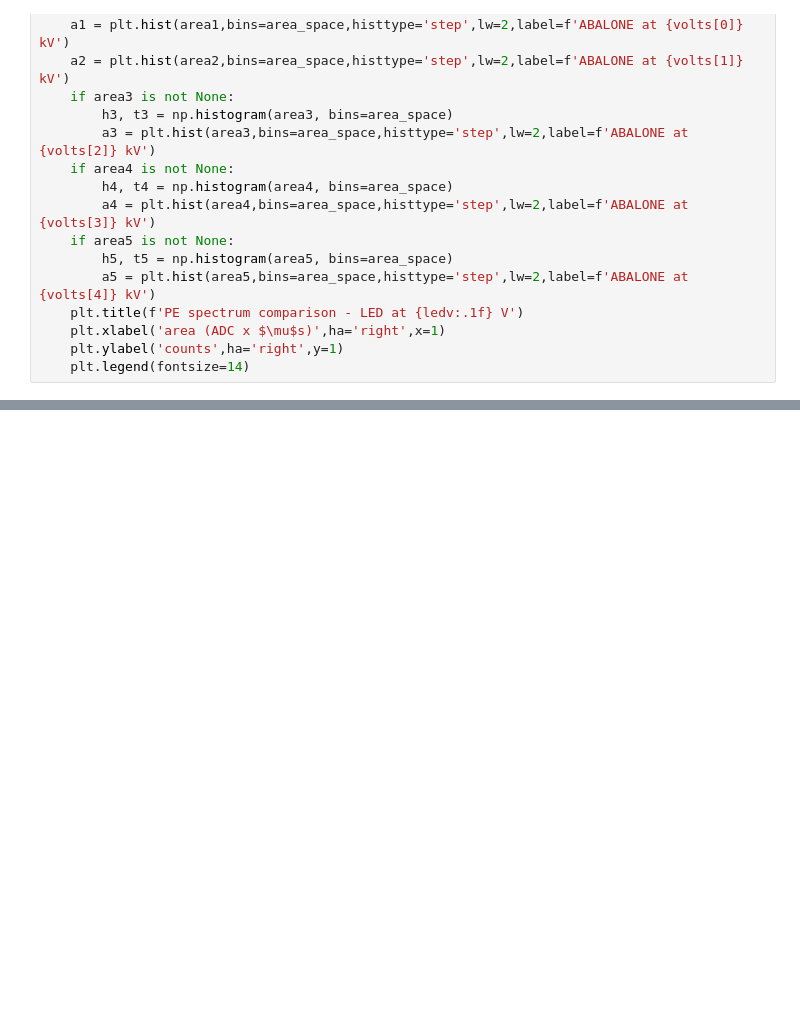
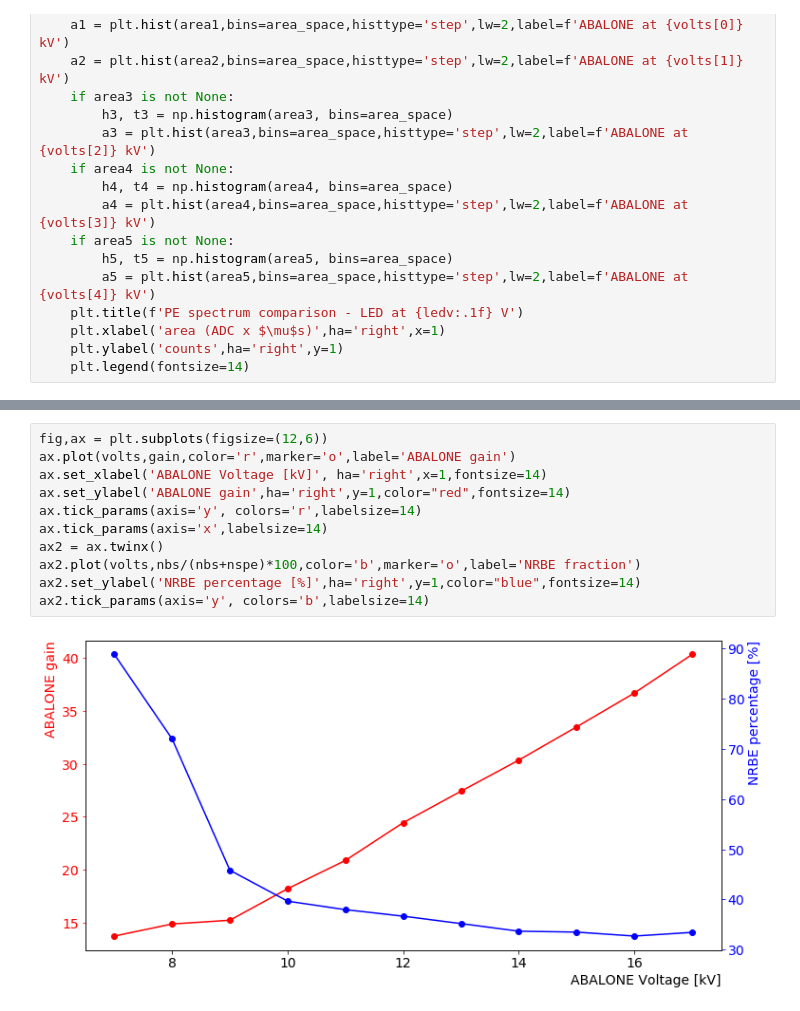
Before and after one commit to valerioda/abalone, a Jupyter notebook: compare_abalone_rampingup.ipynb, the cells around one changed output, grey strips where cells are left out. Drawn from its saved outputs; the diff is of its cells as text; blank space fills up the shorter version.

```diff
--- a/compare_abalone_rampingup.ipynb
+++ b/compare_abalone_rampingup.ipynb
@@ -68,0 +104,13 @@ compare_pe_spectrum(df4_7['area'],df4_9['area'],df4_11['area'],df4_12['area'],df
+# %%
+fig,ax = plt.subplots(figsize=(12,6))
+ax.plot(volts,gain,color='r',marker='o',label='ABALONE gain')
+ax.set_xlabel('ABALONE Voltage [kV]', ha='right',x=1,fontsize=14)
+ax.set_ylabel('ABALONE gain',ha='right',y=1,color="red",fontsize=14)
+ax.tick_params(axis='y', colors='r',labelsize=14)
+ax.tick_params(axis='x',labelsize=14)
+ax2 = ax.twinx()
+ax2.plot(volts,nbs/(nbs+nspe)*100,color='b',marker='o',label='NRBE fraction')
+ax2.set_ylabel('NRBE percentage [%]',ha='right',y=1,color="blue",fontsize=14)
+ax2.tick_params(axis='y', colors='b',labelsize=14)
+# %% [output]
+[figure, added]
```
Also changed, not shown: parts of 5 cells of this notebook, 9 other files.
